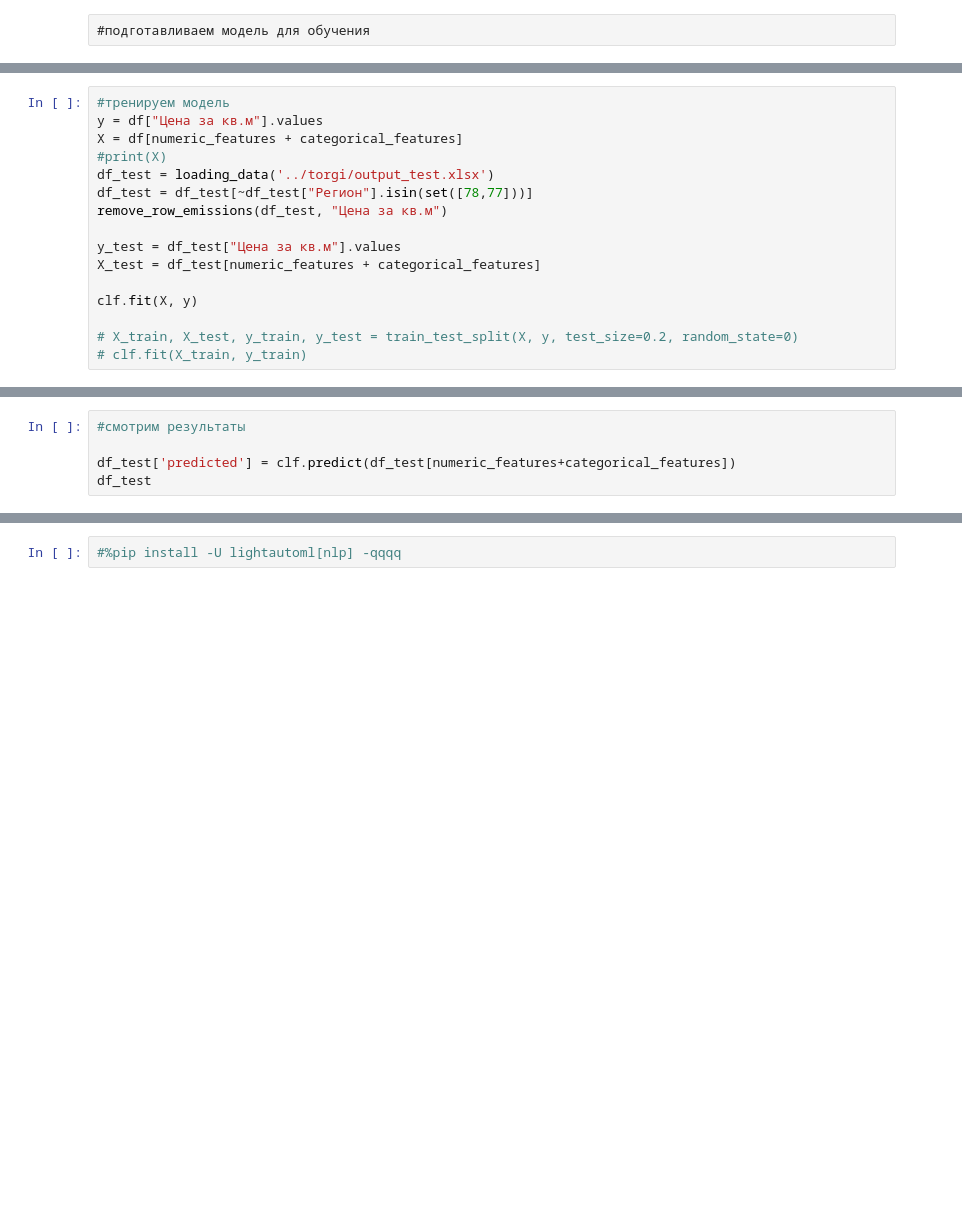
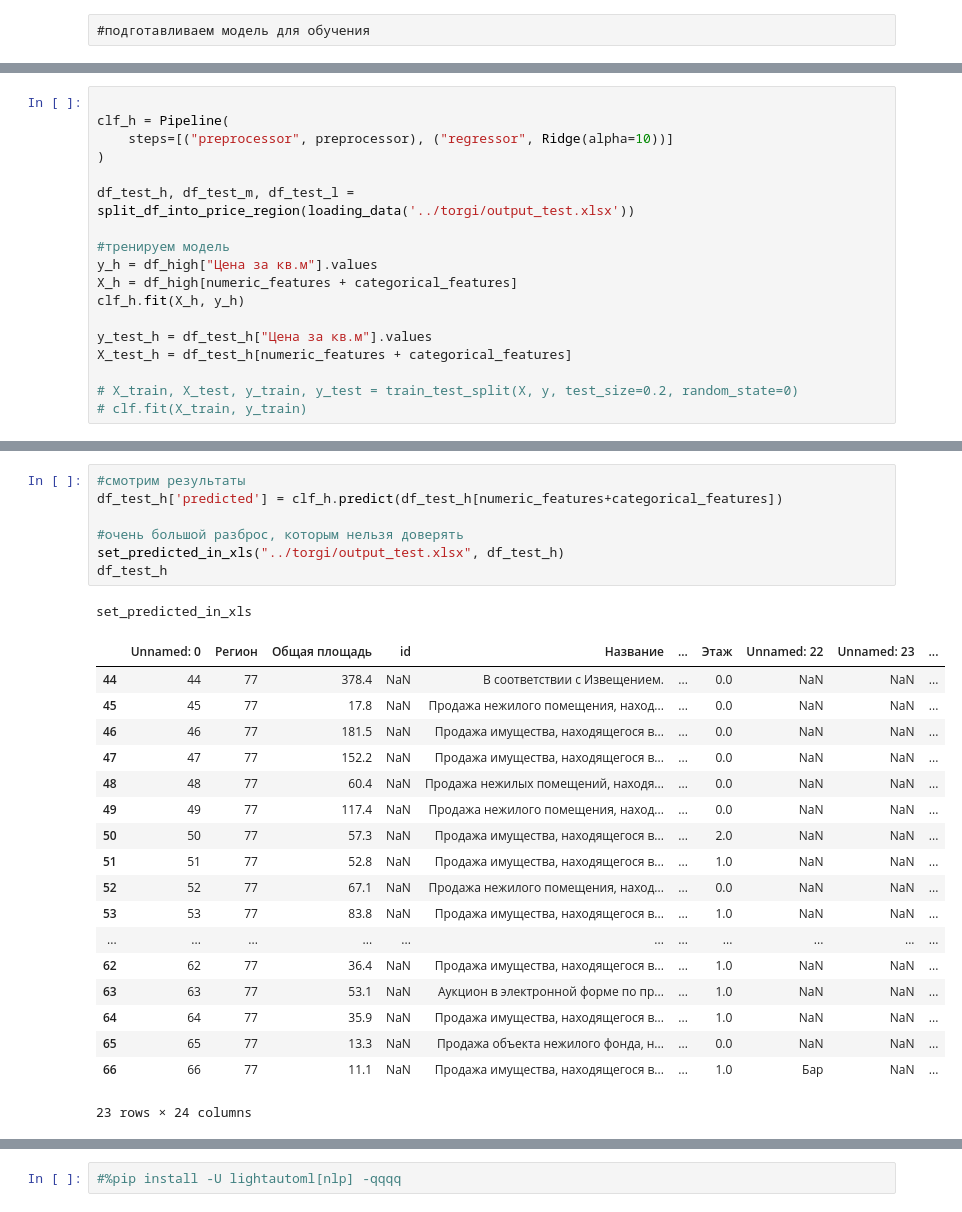
Before and after one commit to hahahu91/torgi, a Jupyter notebook: inc/regres_with_emissions.ipynb, the cells around one changed output, grey strips where cells are left out. Cells and saved outputs as stored; diff of their text form; blank space fills up the shorter version.

Commit message:
refactoring and new columns for model

```diff
--- a/inc/regres_with_emissions.ipynb
+++ b/inc/regres_with_emissions.ipynb
@@ -158,16 +214,18 @@ clf = Pipeline(
 # %%
+
+clf_h = Pipeline(
+    steps=[("preprocessor", preprocessor), ("regressor", Ridge(alpha=10))]
+)
+
+df_test_h, df_test_m, df_test_l = split_df_into_price_region(loading_data('../torgi/output_test.xlsx'))
+
 #тренируем модель
-y = df["Цена за кв.м"].values
-X = df[numeric_features + categorical_features]
-#print(X)
-df_test = loading_data('../torgi/output_test.xlsx')
-df_test = df_test[~df_test["Регион"].isin(set([78,77]))]
-remove_row_emissions(df_test, "Цена за кв.м")
+y_h = df_high["Цена за кв.м"].values
+X_h = df_high[numeric_features + categorical_features]
+clf_h.fit(X_h, y_h)
 
-y_test = df_test["Цена за кв.м"].values
-X_test = df_test[numeric_features + categorical_features]
-
-clf.fit(X, y)
+y_test_h = df_test_h["Цена за кв.м"].values
+X_test_h = df_test_h[numeric_features + categorical_features]
 
 # X_train, X_test, y_train, y_test = train_test_split(X, y, test_size=0.2, random_state=0)
 # clf.fit(X_train, y_train)
@@ -199,5 +290,27 @@ MAE: 10822.180
 # %%
 #смотрим результаты
+df_test_h['predicted'] = clf_h.predict(df_test_h[numeric_features+categorical_features])
 
-df_test['predicted'] = clf.predict(df_test[numeric_features+categorical_features])
-df_test
+#очень большой разброс, которым нельзя доверять
+set_predicted_in_xls("../torgi/output_test.xlsx", df_test_h)
+df_test_h
+# %% [output]
+set_predicted_in_xls
+|  | Unnamed: 0 | Регион | Общая площадь | id | Название | ... | Этаж | Unnamed: 22 | Unnamed: 23 | ... |
+| 44 | 44 | 77 | 378.4 | NaN | В соответствии с Извещением. | ... | 0.0 | NaN | NaN | ... |
+| 45 | 45 | 77 | 17.8 | NaN | Продажа нежилого помещения, наход... | ... | 0.0 | NaN | NaN | ... |
+| 46 | 46 | 77 | 181.5 | NaN | Продажа имущества, находящегося в... | ... | 0.0 | NaN | NaN | ... |
+| 47 | 47 | 77 | 152.2 | NaN | Продажа имущества, находящегося в... | ... | 0.0 | NaN | NaN | ... |
+| 48 | 48 | 77 | 60.4 | NaN | Продажа нежилых помещений, находя... | ... | 0.0 | NaN | NaN | ... |
+| 49 | 49 | 77 | 117.4 | NaN | Продажа нежилого помещения, наход... | ... | 0.0 | NaN | NaN | ... |
+| 50 | 50 | 77 | 57.3 | NaN | Продажа имущества, находящегося в... | ... | 2.0 | NaN | NaN | ... |
+| 51 | 51 | 77 | 52.8 | NaN | Продажа имущества, находящегося в... | ... | 1.0 | NaN | NaN | ... |
+| 52 | 52 | 77 | 67.1 | NaN | Продажа нежилого помещения, наход... | ... | 0.0 | NaN | NaN | ... |
+| 53 | 53 | 77 | 83.8 | NaN | Продажа имущества, находящегося в... | ... | 1.0 | NaN | NaN | ... |
+| ... | ... | ... | ... | ... | ... | ... | ... | ... | ... | ... |
+| 62 | 62 | 77 | 36.4 | NaN | Продажа имущества, находящегося в... | ... | 1.0 | NaN | NaN | ... |
+| 63 | 63 | 77 | 53.1 | NaN | Аукцион в электронной форме по пр... | ... | 1.0 | NaN | NaN | ... |
+| 64 | 64 | 77 | 35.9 | NaN | Продажа имущества, находящегося в... | ... | 1.0 | NaN | NaN | ... |
+| 65 | 65 | 77 | 13.3 | NaN | Продажа объекта нежилого фонда, н... | ... | 0.0 | NaN | NaN | ... |
+| 66 | 66 | 77 | 11.1 | NaN | Продажа имущества, находящегося в... | ... | 1.0 | Бар | NaN | ... |
+23 rows × 24 columns
```
Also changed, not shown: parts of 19 cells of this notebook, 20 other files.
